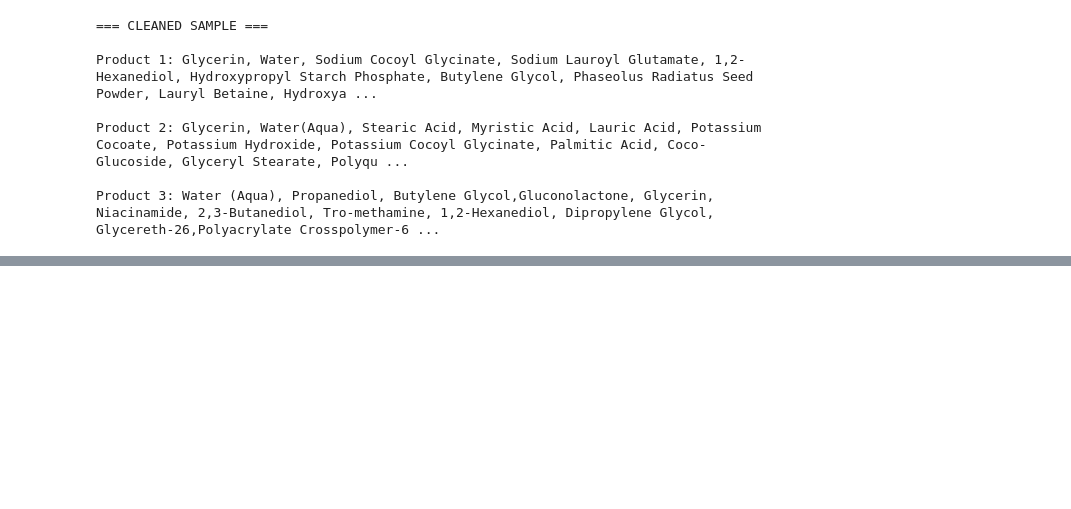
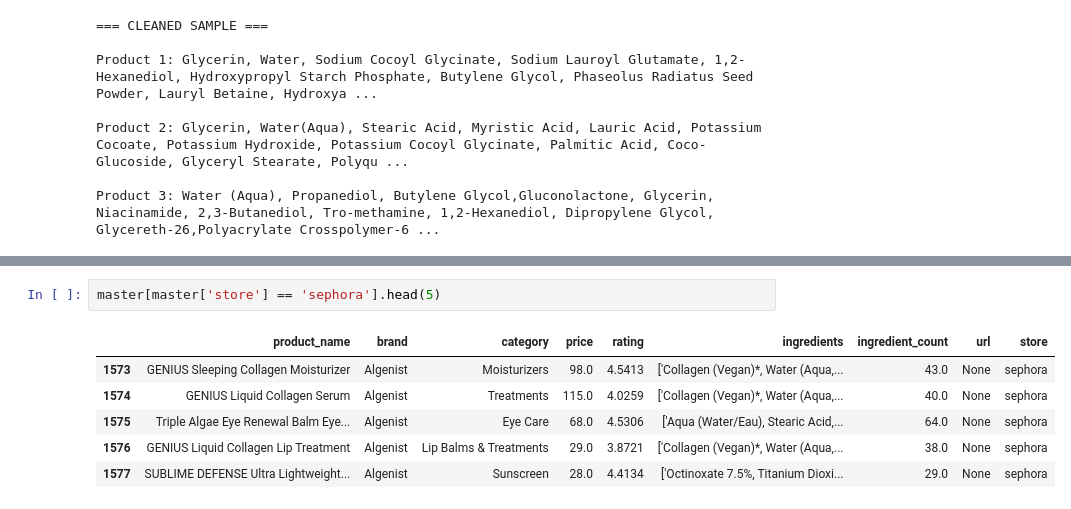
Before and after one commit to dairalmerino/Skinify, a Jupyter notebook: notebooks/04_merge_datasets.ipynb, the cells around one changed output, grey strips where cells are left out. Saved outputs shown, nothing was run; the diff lists cells and outputs as text; blank space fills up the shorter version.

```diff
--- a/notebooks/04_merge_datasets.ipynb
+++ b/notebooks/04_merge_datasets.ipynb
@@ -153,0 +182,9 @@ Product 3: Water (Aqua), Propanediol, Butylene Glycol,Gluconolactone, Glycerin,
+# %%
+master[master['store'] == 'sephora'].head(5)
+# %% [output]
+|  | product_name | brand | category | price | rating | ingredients | ingredient_count | url | store |
+| 1573 | GENIUS Sleeping Collagen Moisturizer | Algenist | Moisturizers | 98.0 | 4.5413 | ['Collagen (Vegan)*, Water (Aqua,... | 43.0 | None | sephora |
+| 1574 | GENIUS Liquid Collagen Serum | Algenist | Treatments | 115.0 | 4.0259 | ['Collagen (Vegan)*, Water (Aqua,... | 40.0 | None | sephora |
+| 1575 | Triple Algae Eye Renewal Balm Eye... | Algenist | Eye Care | 68.0 | 4.5306 | ['Aqua (Water/Eau), Stearic Acid,... | 64.0 | None | sephora |
+| 1576 | GENIUS Liquid Collagen Lip Treatment | Algenist | Lip Balms & Treatments | 29.0 | 3.8721 | ['Collagen (Vegan)*, Water (Aqua,... | 38.0 | None | sephora |
+| 1577 | SUBLIME DEFENSE Ultra Lightweight... | Algenist | Sunscreen | 28.0 | 4.4134 | ['Octinoxate 7.5%, Titanium Dioxi... | 29.0 | None | sephora |
```
Also changed, not shown: parts of 6 cells of this notebook.
